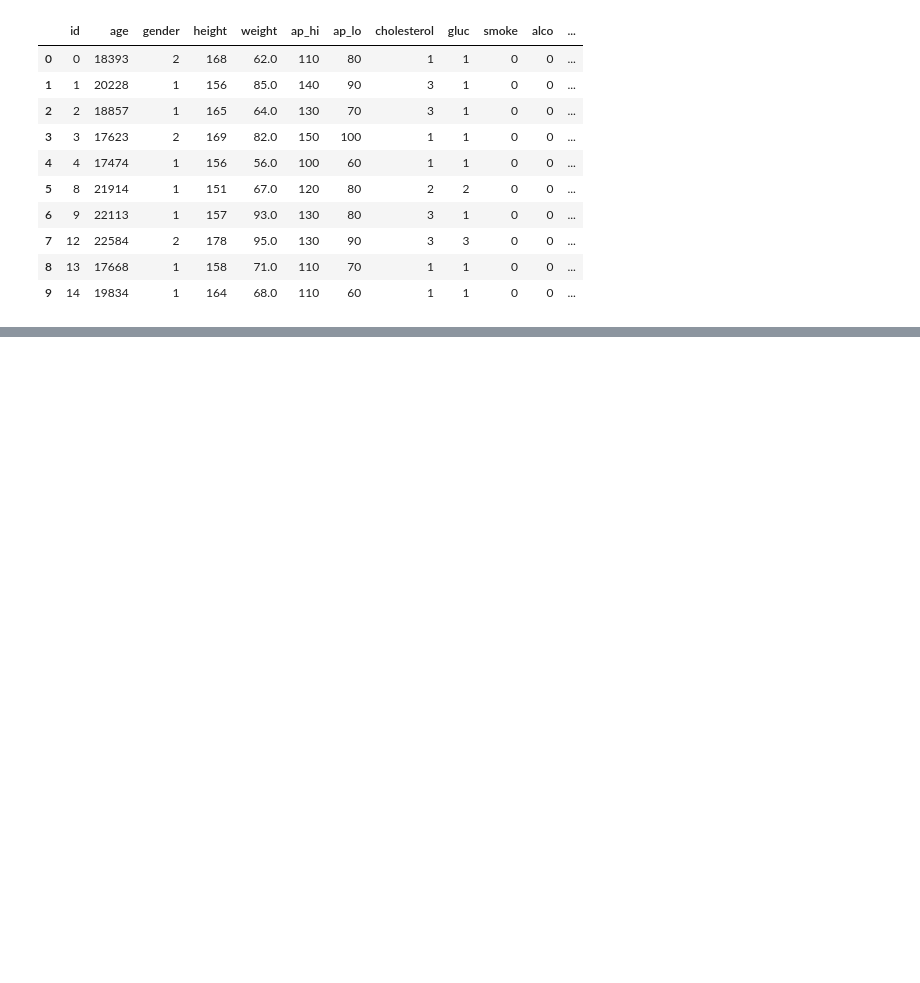
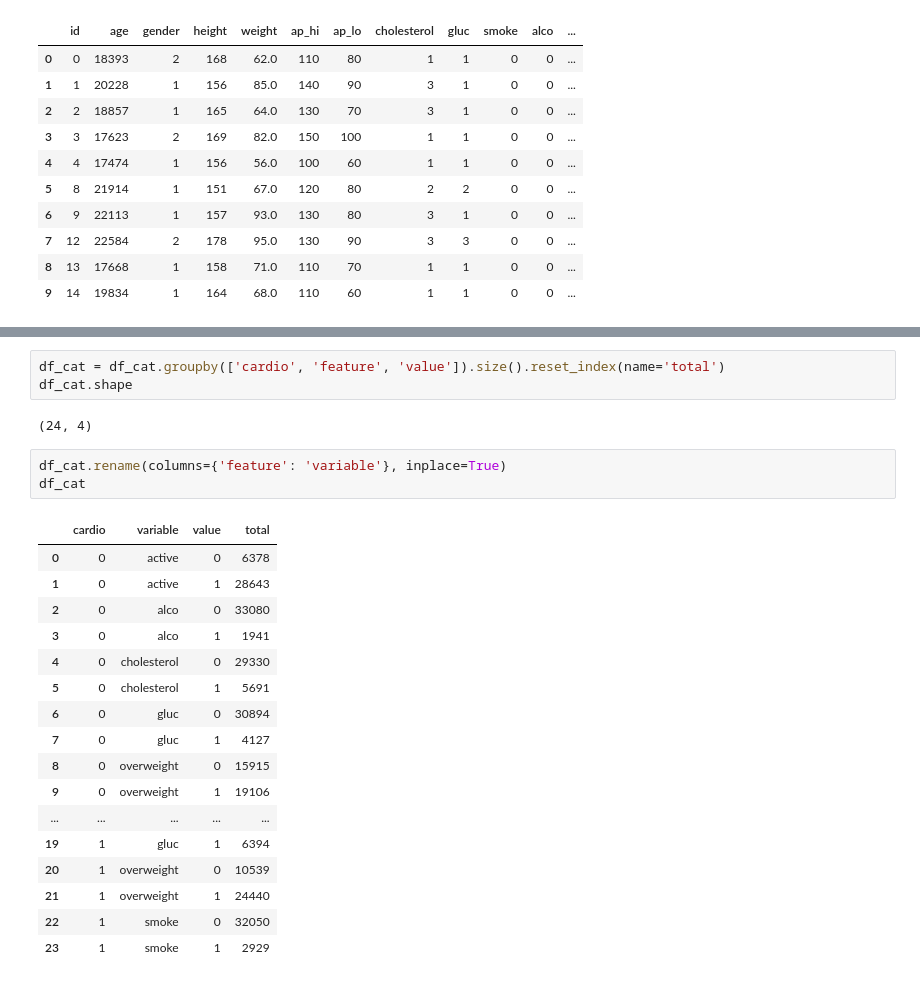
Before and after one commit to mfernandezzz/Data-Analysis-Projects, a Jupyter notebook: medical_data_visualizer.ipynb, the cells around one changed output, grey strips where cells are left out. Cells and saved outputs as stored; diff of their text form; blank space fills up the shorter version.

```diff
--- a/medical_data_visualizer.ipynb
+++ b/medical_data_visualizer.ipynb
@@ -111,0 +103,26 @@ draw_cat_plot()
+# %%
+df_cat = df_cat.groupby(['cardio', 'feature', 'value']).size().reset_index(name='total')
+df_cat.shape
+# %% [output]
+(24, 4)
+# %%
+df_cat.rename(columns={'feature': 'variable'}, inplace=True)
+df_cat
+# %% [output]
+|  | cardio | variable | value | total |
+| 0 | 0 | active | 0 | 6378 |
+| 1 | 0 | active | 1 | 28643 |
+| 2 | 0 | alco | 0 | 33080 |
+| 3 | 0 | alco | 1 | 1941 |
+| 4 | 0 | cholesterol | 0 | 29330 |
+| 5 | 0 | cholesterol | 1 | 5691 |
+| 6 | 0 | gluc | 0 | 30894 |
+| 7 | 0 | gluc | 1 | 4127 |
+| 8 | 0 | overweight | 0 | 15915 |
+| 9 | 0 | overweight | 1 | 19106 |
+| ... | ... | ... | ... | ... |
+| 19 | 1 | gluc | 1 | 6394 |
+| 20 | 1 | overweight | 0 | 10539 |
+| 21 | 1 | overweight | 1 | 24440 |
+| 22 | 1 | smoke | 0 | 32050 |
+| 23 | 1 | smoke | 1 | 2929 |
```
Also changed, not shown: parts of 17 cells of this notebook.
